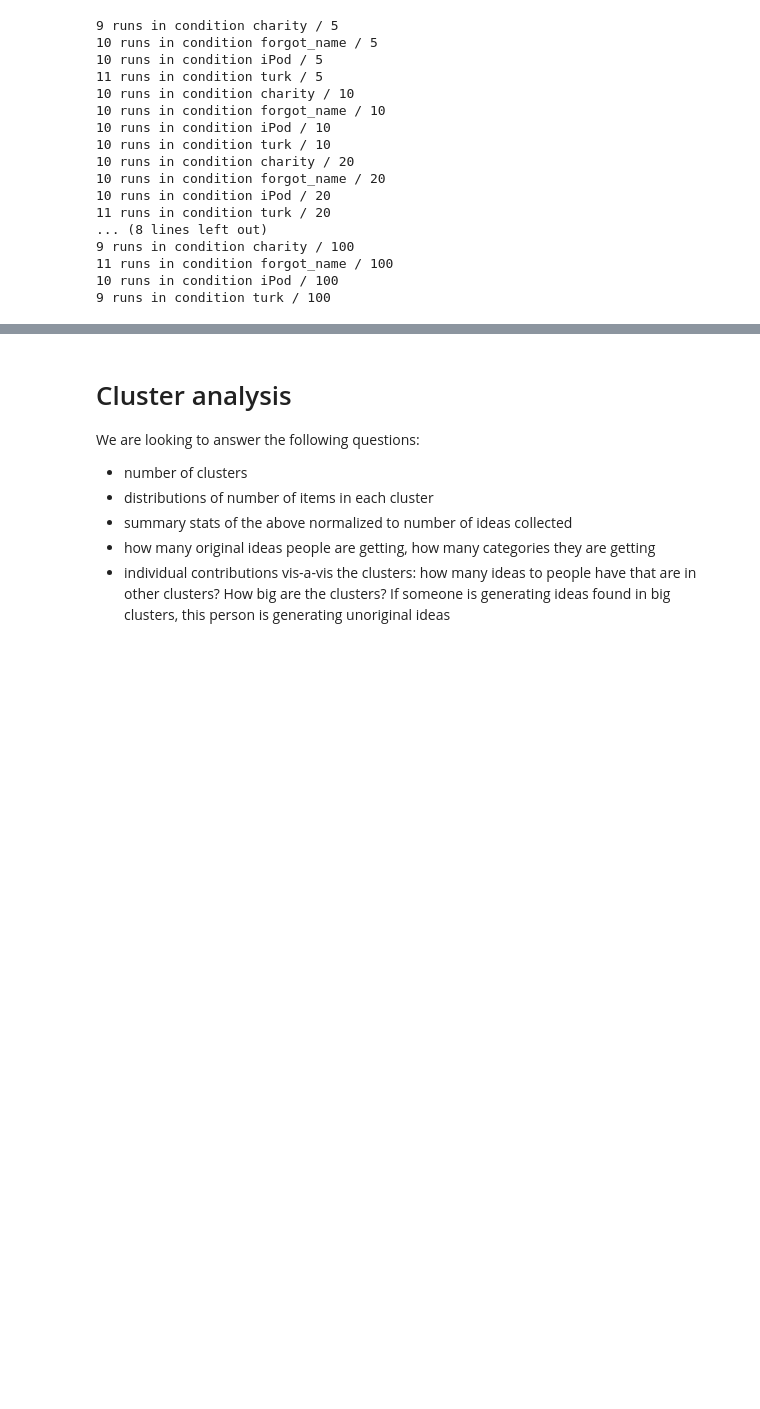
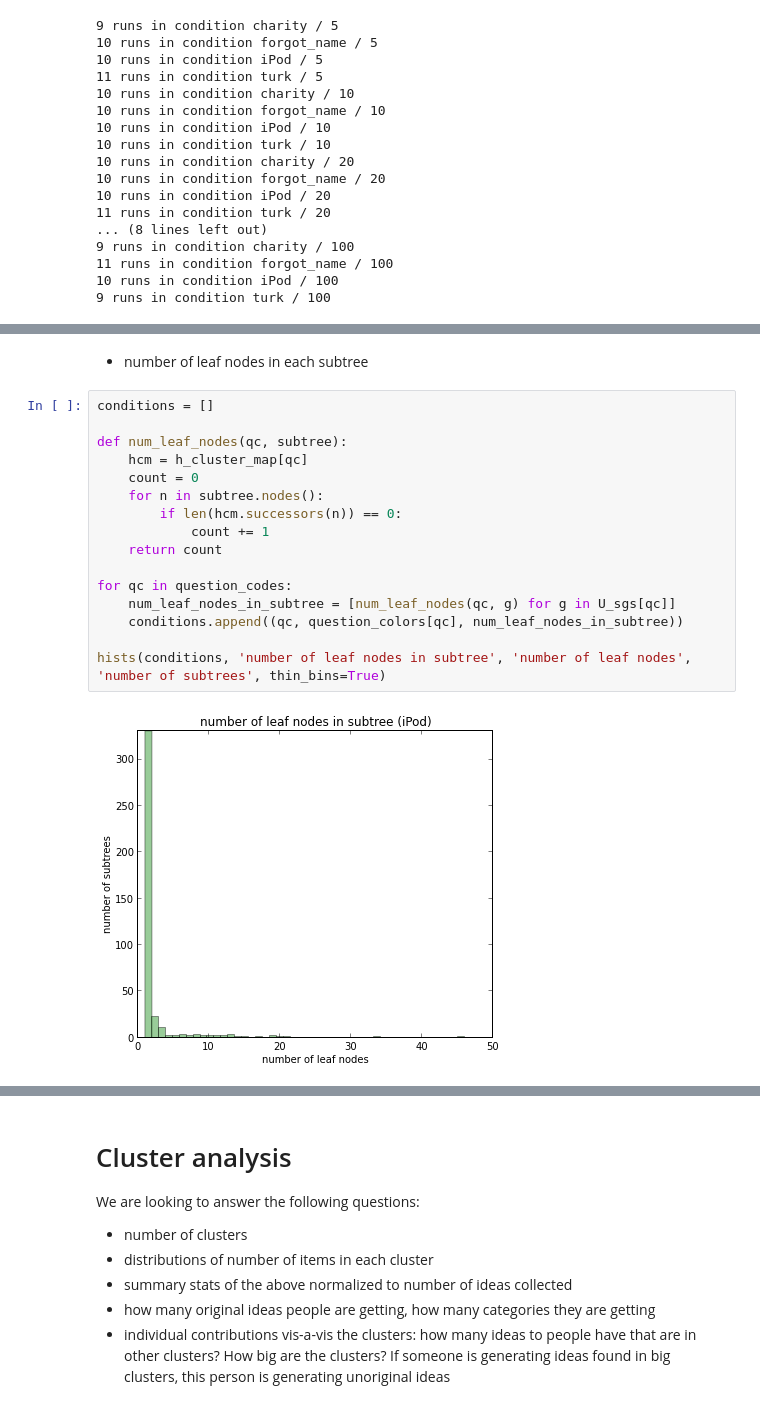
Before and after one commit to filkry/crowbrain, a Jupyter notebook: exps/post_pilot16_stats.ipynb, the cells around one changed output, grey strips where cells are left out. Saved outputs shown, nothing was run; the diff lists cells and outputs as text; blank space fills up the shorter version.

```diff
--- a/exps/post_pilot16_stats.ipynb
+++ b/exps/post_pilot16_stats.ipynb
@@ -1074,0 +1101,20 @@ for (nr, qc), runs in run_metrics_df.groupby(['num_requested', 'question_code'])
+# %% [markdown]
++ number of leaf nodes in each subtree
+# %%
+conditions = []
+
+def num_leaf_nodes(qc, subtree):
+    hcm = h_cluster_map[qc]
+    count = 0
+    for n in subtree.nodes():
+        if len(hcm.successors(n)) == 0:
+            count += 1
+    return count
+
+for qc in question_codes:
+    num_leaf_nodes_in_subtree = [num_leaf_nodes(qc, g) for g in U_sgs[qc]]
+    conditions.append((qc, question_colors[qc], num_leaf_nodes_in_subtree))
+
+hists(conditions, 'number of leaf nodes in subtree', 'number of leaf nodes', 'number of subtrees', thin_bins=True)
+# %% [output]
+[figure, added]
```
Also changed, not shown: parts of 18 cells of this notebook.
